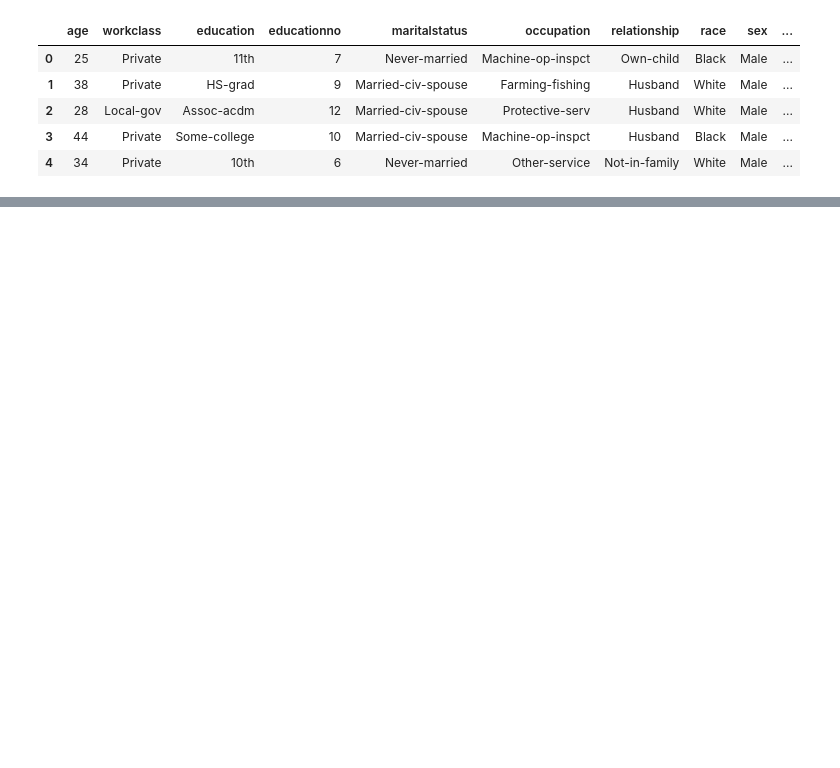
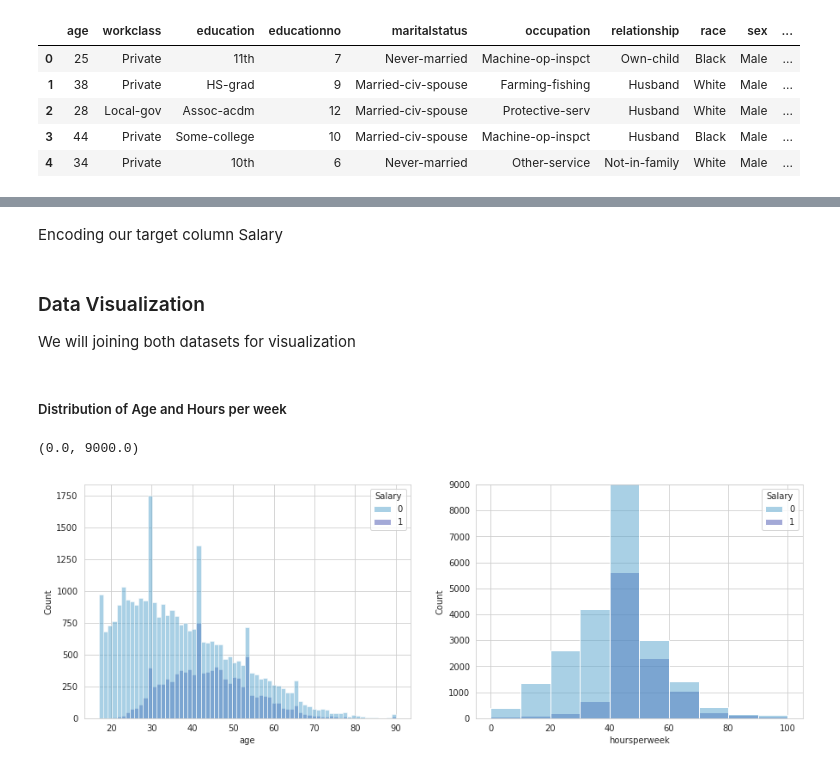
Before and after one commit to friskyspock/salary-data-excelr, a Jupyter notebook: SVM_salary.ipynb, the cells around one changed output, grey strips where cells are left out. Cells and saved outputs as stored; diff of their text form; code cells hidden in the pictures; blank space fills up the shorter version.

```diff
--- a/SVM_salary.ipynb
+++ b/SVM_salary.ipynb
@@ -43,3 +68,5 @@ train_data.head()
+# %%
+train_data.drop_duplicates(inplace=True)
 # %%
 test_data.head()
 # %% [output]
@@ -51,0 +101,23 @@ test_data.head()
+# %%
+test_data.drop_duplicates(inplace=True)
+# %% [markdown]
+Encoding our target column Salary
+# %%
+le = LabelEncoder()
+train_data['Salary'] = le.fit_transform(train_data['Salary'])
+test_data['Salary'] = le.transform(test_data['Salary'])
+# %% [markdown]
+### Data Visualization
+We will joining both datasets for visualization
+# %%
+all_data = pd.concat([train_data,test_data],axis=0)
+# %% [markdown]
+##### Distribution of Age and Hours per week
+# %%
+figs, axes = plt.subplots(nrows=1,ncols=2,figsize=(15,5))
+sns.histplot(data=all_data,x='age',hue='Salary',ax=axes[0])
+sns.histplot(data=all_data,x='hoursperweek',hue='Salary',bins=[0,10,20,30,40,50,60,70,80,90,100],ax=axes[1])
+axes[1].set_ylim([0,9000])
+# %% [output]
+(0.0, 9000.0)
+[figure, added]
```
Also changed, not shown: parts of 41 cells of this notebook.
